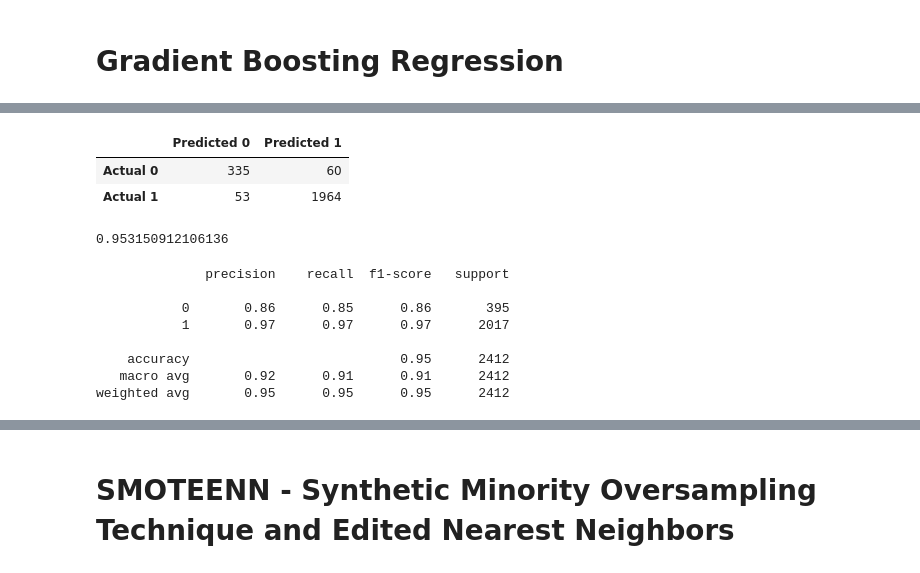
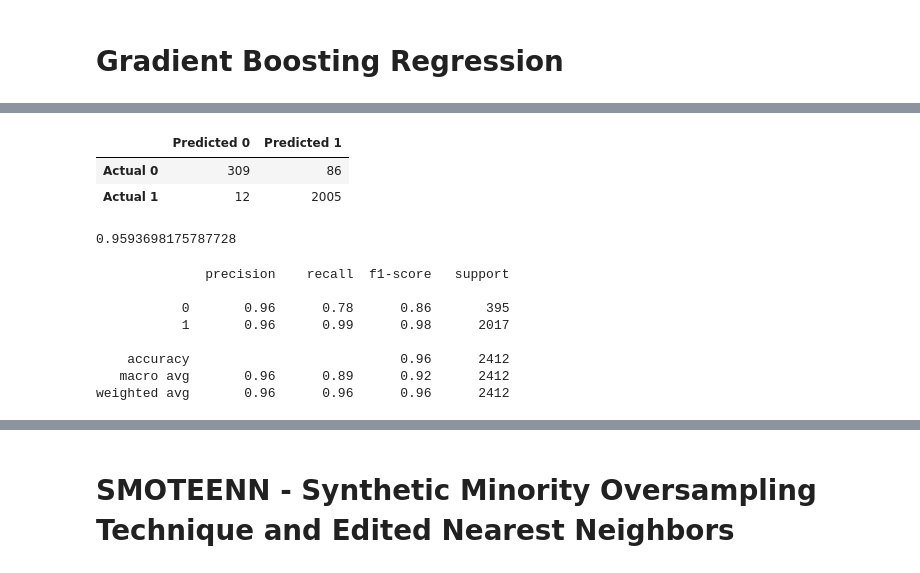
Before and after one commit to MitchellGleason/Final-Project, a Jupyter notebook: Machine_Leanring_Notebooks/predict_operating_margin_ML.ipynb, the cells around one changed output, grey strips where cells are left out. Saved outputs shown, nothing was run; the diff lists cells and outputs as text; code cells hidden in the pictures.

```diff
--- a/Machine_Leanring_Notebooks/predict_operating_margin_ML.ipynb
+++ b/Machine_Leanring_Notebooks/predict_operating_margin_ML.ipynb
@@ -154,0 +154,10 @@ weighted avg       0.95      0.95      0.95      2412
+# %%
+#Find optimal parameters using GridSearchCV
+dtr_grid = {'criterion': ['gini', 'entropy'],
+            'max_depth': [2, 4, 6, 8, 10, 12, 14, 16, 18, 20],
+            'min_samples_leaf': [1, 2, 3, 4, 5, 6, 7, 8, 9, 10],
+            'min_samples_split': [2, 4, 6, 8, 10, 12, 14, 16, 18, 20]}
+
+#Create the GridSearchCV object
+CV_dtr = GridSearchCV(estimator=dtr, param_grid=dtr_grid, cv=5, n_jobs=4)
+CV_dtr.fit(X_train_scaled, y_train)
@@ -217,0 +341,12 @@ sorted(zip(rf_model.feature_importances_, X.columns), reverse=True)
+# %%
+#Find optimal parameters using GridSearchCV
+rfr_grid = {'criterion': ['gini', 'entropy'],
+            'n_estimators': [100, 300, 500, 700],
+            'max_depth': [2, 6, 10, 14, 18],
+            'min_samples_leaf': [1, 3, 5, 7, 9],
+            'min_samples_split': [2, 6, 10, 14],
+            'max_features': ['auto', 'sqrt', 'log2']}
+
+#Create the GridSearchCV object
+CV_rfr = GridSearchCV(estimator=RandomForestClassifier(), param_grid=rfr_grid, cv=5, n_jobs=4)
+CV_rfr.fit(X_train_scaled, y_train)
@@ -218,12 +453,2 @@ sorted(zip(rf_model.feature_importances_, X.columns), reverse=True)
 # %% [markdown]
 # Gradient Boosting Regression
-# %%
-#Identify best learning rate
-learning_rates = [0.01, 0.05, 0.1, 0.25, 0.5, 0.75, 1]
-
-for learning_rate in learning_rates:
-    gb_model = GradientBoostingClassifier(n_estimators=60, learning_rate=learning_rate, max_features=5, max_depth=3, random_state=0)
-    gb_model.fit(X_train_scaled, y_train)
-    print("Learning rate: ", learning_rate)
-    print("Accuracy score (training): {0:.3f}".format(gb_model.score(X_train_scaled,y_train)))
-    print("Accuracy score (validation): {0:.3f}".format(gb_model.score(X_test_scaled,y_test)))
@@ -248,41 +455,41 @@ Accuracy score (validation): 0.936
 # %%
 #Use best learning rate to create model
-gb_model = GradientBoostingClassifier(n_estimators=60, learning_rate=1, max_features=10, max_depth=6, random_state=0)
+gbr = GradientBoostingClassifier()
 
 #Fit the model
-gb_model.fit(X_train_scaled, y_train)
+gbr.fit(X_train_scaled, y_train)
 
 #Make predictions
-gb_predictions = gb_model.predict(X_test_scaled)
+gbr_predictions = gbr.predict(X_test_scaled)
 # %%
 #Calculate the confusion matrix
-gb_cm = confusion_matrix(y_test, gb_predictions)
+gbr_cm = confusion_matrix(y_test, gbr_predictions)
 
 #Create a DataFrame from the confusion matrix
-gb_cm_df = pd.DataFrame(gb_cm, index=["Actual 0", "Actual 1"], columns=["Predicted 0", "Predicted 1"])
+gbr_cm_df = pd.DataFrame(gbr_cm, index=["Actual 0", "Actual 1"], columns=["Predicted 0", "Predicted 1"])
 
-gb_cm_df
+gbr_cm_df
 # %% [output]
 |  | Predicted 0 | Predicted 1 |
-| Actual 0 | 335 | 60 |
-| Actual 1 | 53 | 1964 |
+| Actual 0 | 309 | 86 |
+| Actual 1 | 12 | 2005 |
 # %%
 #Calculate the accuracy score
-gb_acc_score = accuracy_score(y_test, gb_predictions)
+gb_acc_score = accuracy_score(y_test, gbr_predictions)
 gb_acc_score
 # %% [output]
-0.953150912106136
+0.9593698175787728
 # %%
 #Calculate the classification report
-print(classification_report(y_test, gb_predictions))
+print(classification_report(y_test, gbr_predictions))
 # %% [output]
               precision    recall  f1-score   support
 
-           0       0.86      0.85      0.86       395
-           1       0.97      0.97      0.97      2017
+           0       0.96      0.78      0.86       395
+           1       0.96      0.99      0.98      2017
 
-    accuracy                           0.95      2412
-   macro avg       0.92      0.91      0.91      2412
-weighted avg       0.95      0.95      0.95      2412
+    accuracy                           0.96      2412
+   macro avg       0.96      0.89      0.92      2412
+weighted avg       0.96      0.96      0.96      2412
 # %%
 #Calculate feature importance in the Gradient Boosting model
```
Also changed, not shown: parts of 58 cells of this notebook.
